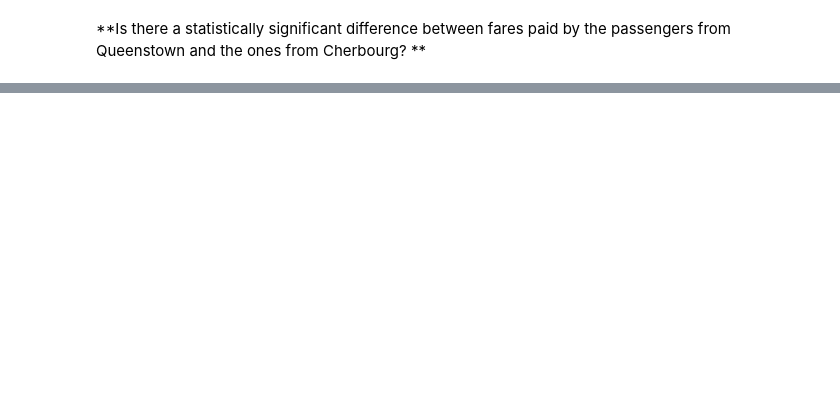
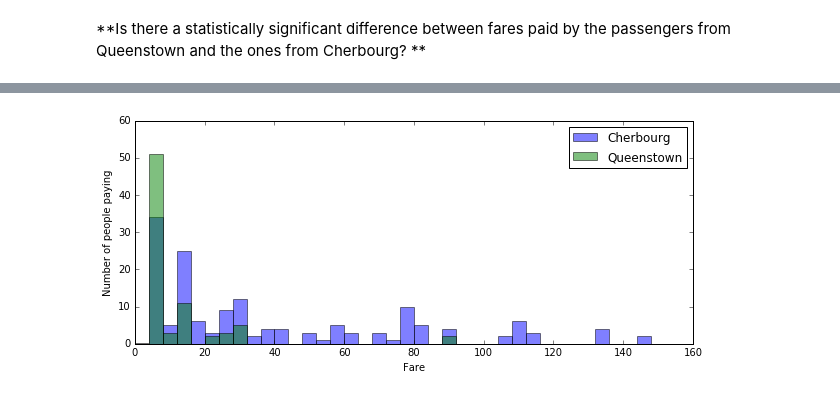
Before and after one commit to palindromed/data-science, a Jupyter notebook: problem_set2/problem_set2.ipynb, the cells around one changed output, grey strips where cells are left out. Cells and saved outputs as stored; diff of their text form; code cells hidden in the pictures; blank space fills up the shorter version.

```diff
--- a/problem_set2/problem_set2.ipynb
+++ b/problem_set2/problem_set2.ipynb
@@ -121,0 +121,6 @@ If so, at what level? If not, how do you know?
+# %%
+queen_fare = titanic_data[(titanic_data['Embarked'] == 'Q')].Fare
+cherb_fare = titanic_data[(titanic_data['Embarked'] == 'C')].Fare
+
+t_stat, p_value = ttest_ind(cherb_fare, queen_fare)
+print("Results: %.5f"% p_value)
@@ -121,0 +145,12 @@ If so, at what level? If not, how do you know?
+# %%
+plt.figure(figsize=(10, 4))
+opacity = 0.5
+plt.hist(cherb_fare, bins=np.arange(0, 150, 4), alpha=opacity, label='Cherbourg')
+plt.hist(queen_fare, bins=np.arange(0, 150, 4), alpha=opacity, label='Queenstown')
+
+plt.legend()
+plt.xlabel('Fare')
+plt.ylabel('Number of people paying')
+plt.show()
+# %% [output]
+[figure, added]
```
Also changed, not shown: parts of 9 cells of this notebook.
